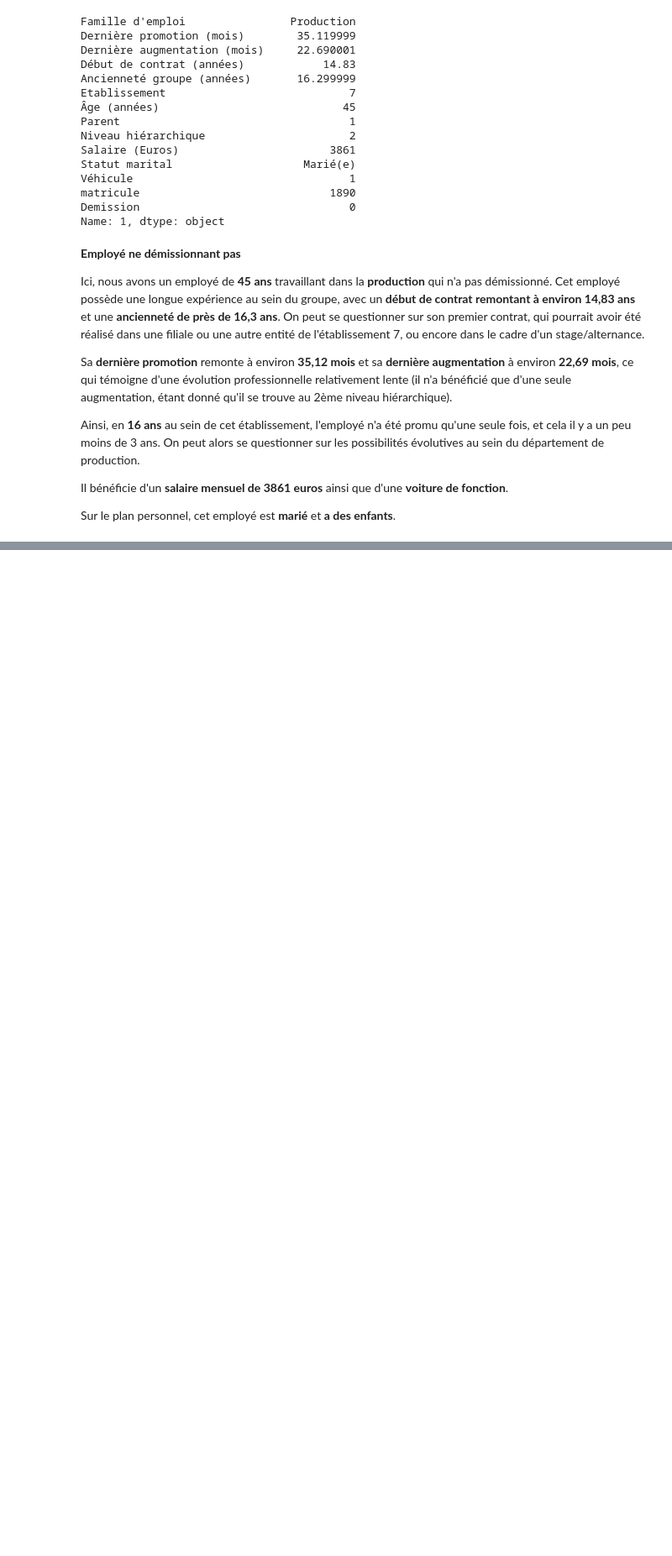
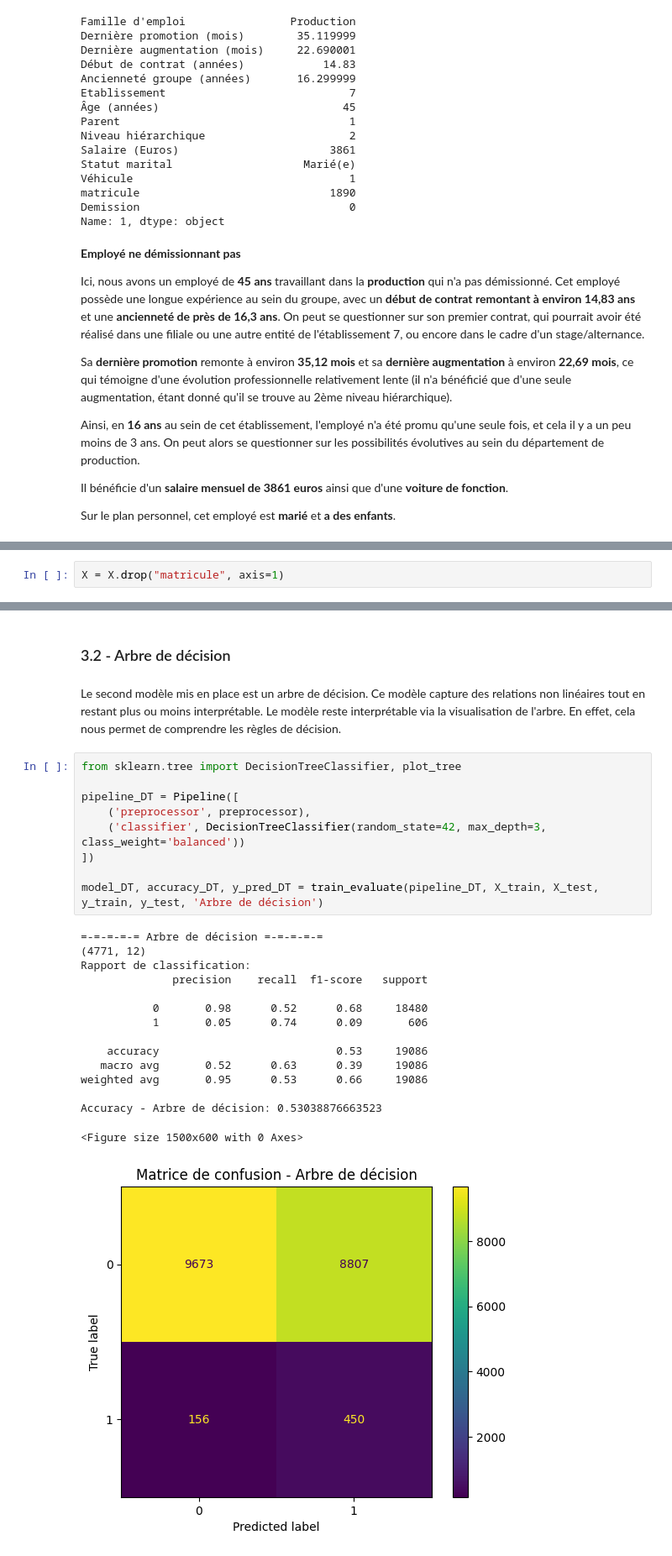
Before and after one commit to GabrielTrier/Responsible_Explainable_AI, a Jupyter notebook: main.ipynb, the cells around one changed output, grey strips where cells are left out. Shown at 84% size. Drawn from its saved outputs; the diff is of its cells as text; blank space fills up the shorter version.

```diff
--- a/main.ipynb
+++ b/main.ipynb
@@ -357,0 +360,2 @@ Sur le plan personnel, cet employé est **marié** et **a des enfants**.
+# %%
+X = X.drop("matricule", axis=1)
@@ -357,0 +461,29 @@ Sur le plan personnel, cet employé est **marié** et **a des enfants**.
+# %% [markdown]
+### 3.2 - Arbre de décision
+# %% [markdown]
+Le second modèle mis en place est un arbre de décision. Ce modèle capture des relations non linéaires tout en restant plus ou moins interprétable. Le modèle reste interprétable via la visualisation de l'arbre. En effet, cela nous permet de comprendre les règles de décision.
+# %%
+from sklearn.tree import DecisionTreeClassifier, plot_tree
+
+pipeline_DT = Pipeline([
+    ('preprocessor', preprocessor),
+    ('classifier', DecisionTreeClassifier(random_state=42, max_depth=3, class_weight='balanced'))
+])
+
+model_DT, accuracy_DT, y_pred_DT = train_evaluate(pipeline_DT, X_train, X_test, y_train, y_test, 'Arbre de décision')
+# %% [output]
+=-=-=-=-= Arbre de décision =-=-=-=-=
+(4771, 12)
+Rapport de classification:
+              precision    recall  f1-score   support
+
+           0       0.98      0.52      0.68     18480
+           1       0.05      0.74      0.09       606
+
+    accuracy                           0.53     19086
+   macro avg       0.52      0.63      0.39     19086
+weighted avg       0.95      0.53      0.66     19086
+
+Accuracy - Arbre de décision: 0.53038876663523
+<Figure size 1500x600 with 0 Axes>
+[figure, added]
```
Also changed, not shown: parts of 30 cells of this notebook.
